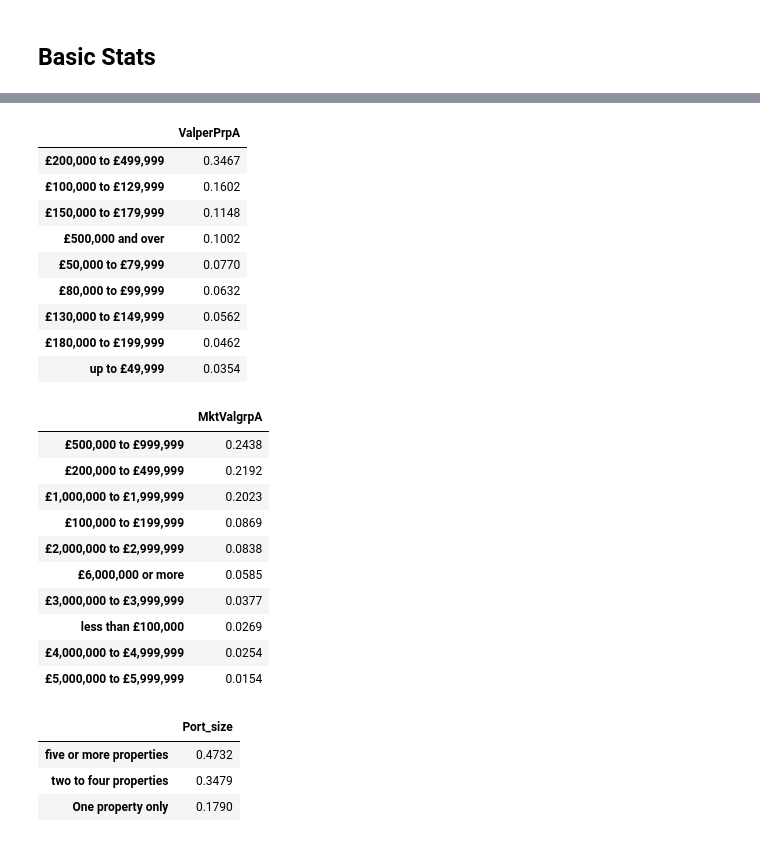
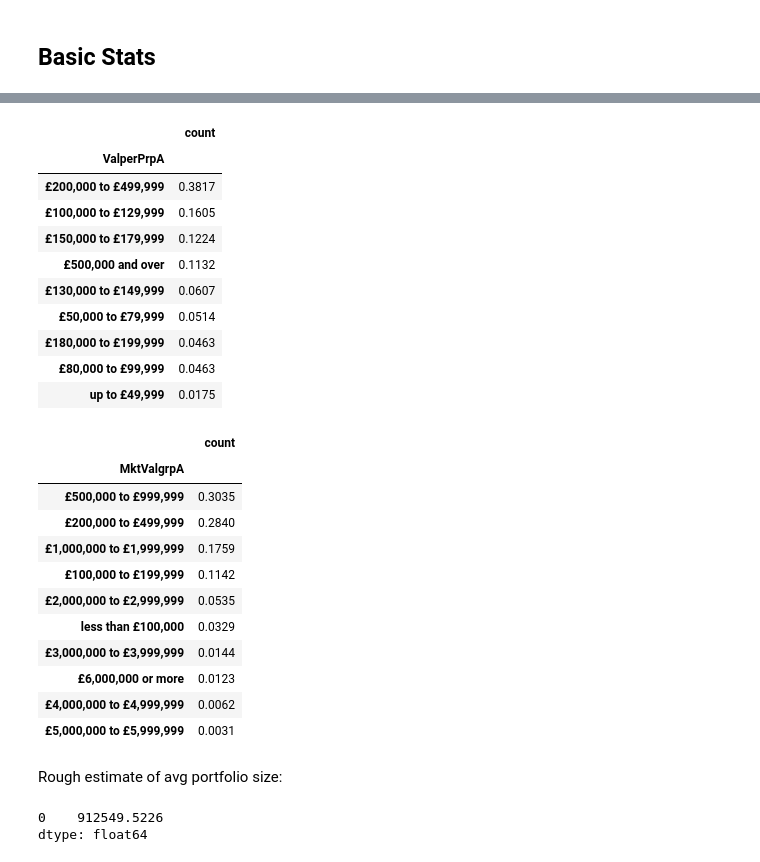
Before and after one commit to sam-hatley/landlord-data, a Jupyter notebook: exploration.ipynb, the cells around one changed output, grey strips where cells are left out. Cells and saved outputs as stored; diff of their text form; code cells hidden in the pictures.

```diff
--- a/exploration.ipynb
+++ b/exploration.ipynb
@@ -201,2 +205,5 @@ tgt_mkt = df[df["EPCEFG"] == "Yes"]
+# %%
+tgt_mkt = df[df["EPCEFG"] == "Yes"]
+tgt_mkt = tgt_mkt[(tgt_mkt["NumPrpgrp"].isin(['1 only', '2 to 4', '5 to 9']))]
 # %% [markdown]
 Getting stats for:
@@ -261,35 +299,51 @@ get_stats(tgt_mkt, "Age4cat")
 # %%
 get_stats(tgt_mkt, "ValperPrpA")
 # %% [output]
-|  | ValperPrpA |
-| £200,000 to £499,999 | 0.3467 |
-| £100,000 to £129,999 | 0.1602 |
-| £150,000 to £179,999 | 0.1148 |
-| £500,000 and over | 0.1002 |
-| £50,000 to £79,999 | 0.0770 |
-| £80,000 to £99,999 | 0.0632 |
-| £130,000 to £149,999 | 0.0562 |
-| £180,000 to £199,999 | 0.0462 |
-| up to £49,999 | 0.0354 |
+|  | count |
+| ValperPrpA |  |
+| £200,000 to £499,999 | 0.3817 |
+| £100,000 to £129,999 | 0.1605 |
+| £150,000 to £179,999 | 0.1224 |
+| £500,000 and over | 0.1132 |
+| £130,000 to £149,999 | 0.0607 |
+| £50,000 to £79,999 | 0.0514 |
+| £180,000 to £199,999 | 0.0463 |
+| £80,000 to £99,999 | 0.0463 |
+| up to £49,999 | 0.0175 |
 # %%
-get_stats(tgt_mkt, "MktValgrpA")
+df_stats = get_stats(tgt_mkt, "MktValgrpA")
 # %% [output]
-|  | MktValgrpA |
-| £500,000 to £999,999 | 0.2438 |
-| £200,000 to £499,999 | 0.2192 |
-| £1,000,000 to £1,999,999 | 0.2023 |
-| £100,000 to £199,999 | 0.0869 |
-| £2,000,000 to £2,999,999 | 0.0838 |
-| £6,000,000 or more | 0.0585 |
-| £3,000,000 to £3,999,999 | 0.0377 |
-| less than £100,000 | 0.0269 |
-| £4,000,000 to £4,999,999 | 0.0254 |
-| £5,000,000 to £5,999,999 | 0.0154 |
+|  | count |
+| MktValgrpA |  |
+| £500,000 to £999,999 | 0.3035 |
+| £200,000 to £499,999 | 0.2840 |
+| £1,000,000 to £1,999,999 | 0.1759 |
+| £100,000 to £199,999 | 0.1142 |
+| £2,000,000 to £2,999,999 | 0.0535 |
+| less than £100,000 | 0.0329 |
+| £3,000,000 to £3,999,999 | 0.0144 |
+| £6,000,000 or more | 0.0123 |
+| £4,000,000 to £4,999,999 | 0.0062 |
+| £5,000,000 to £5,999,999 | 0.0031 |
-# %%
-get_stats(tgt_mkt, "Port_size")
-# %% [output]
-|  | Port_size |
-| five or more properties | 0.4732 |
-| two to four properties | 0.3479 |
-| One property only | 0.1790 |
+# %% [markdown]
+Rough estimate of avg portfolio size:
+# %%
+df_stats = get_stats(tgt_mkt, "MktValgrpA")
+df_stats["medmktval"] = [
+    (500000+999999)/2,
+    (200000+499999)/2,
+    (1000000+1999999)/2,
+    (100000+199999)/2,
+    (2000000+2999999)/2,
+    (100000)/2,
+    (3000000+3999999)/2,
+    6000000,
+    (4000000+4999999)/2,
+    (5000000+5999999)/2
+]
+
+pd.DataFrame(df_stats["count"].multiply(df_stats["medmktval"])).sum()
+# %% [output]
+0    912549.5226
+dtype: float64
 # %% [markdown]
```
Also changed, not shown: parts of 26 cells of this notebook, 1 other file.
